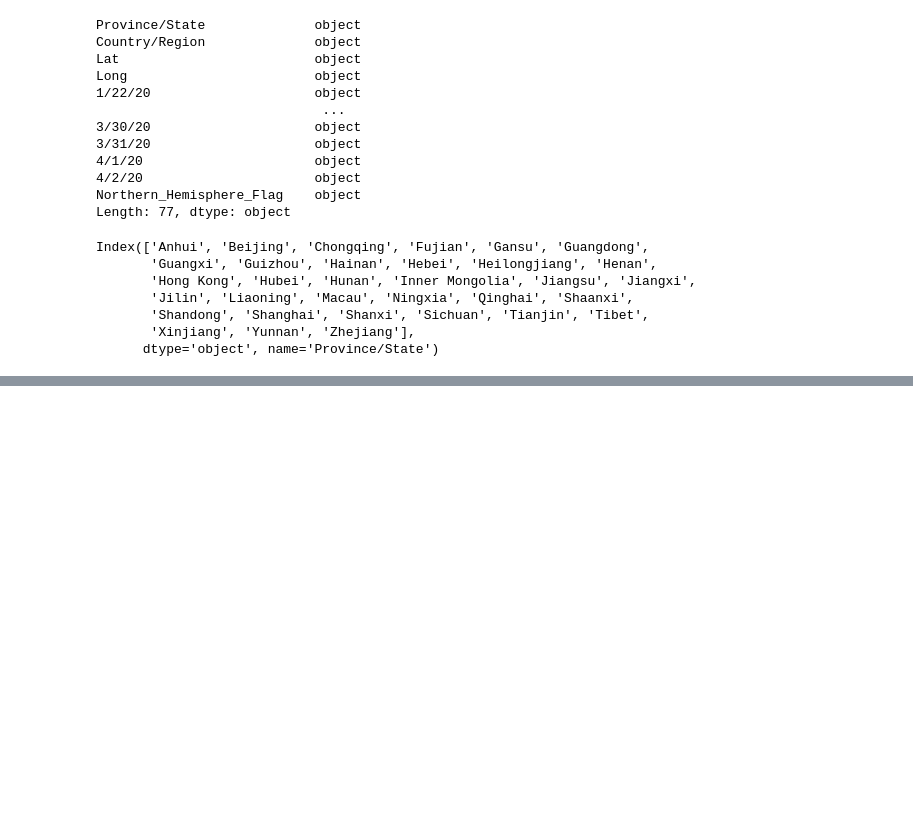
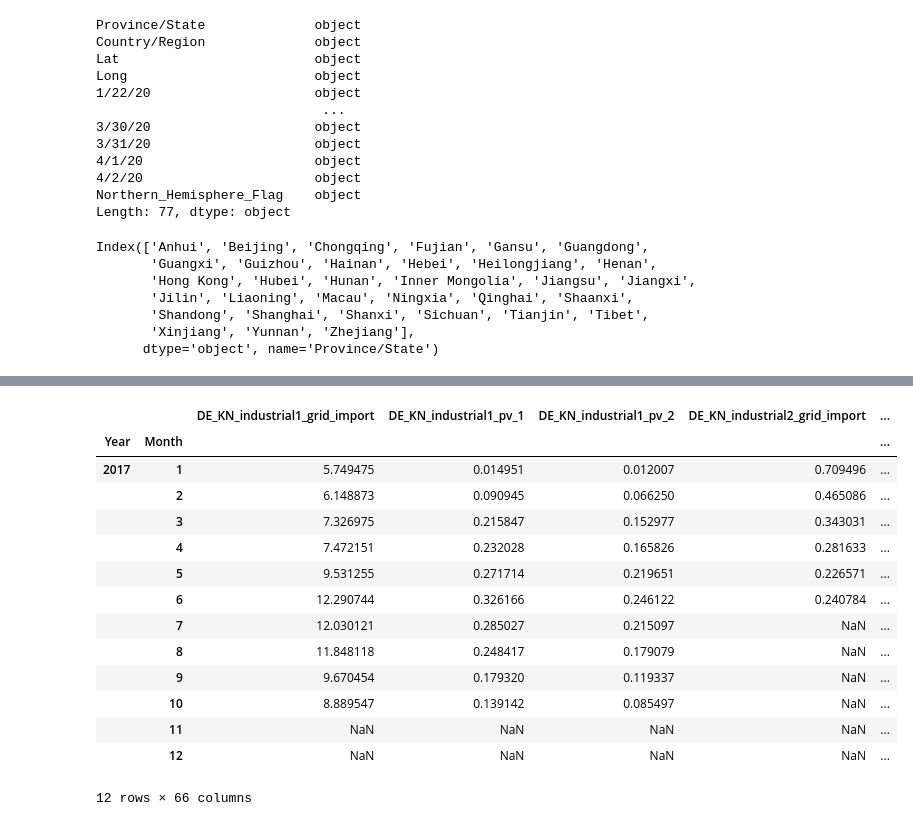
Before and after one commit to UGuntupalli/pandas_demo, a Jupyter notebook: tips_and_tricks_for_using_pandas.ipynb, the cells around one changed output, grey strips where cells are left out. Saved outputs shown, nothing was run; the diff lists cells and outputs as text; code cells hidden in the pictures; blank space fills up the shorter version.

```diff
--- a/tips_and_tricks_for_using_pandas.ipynb
+++ b/tips_and_tricks_for_using_pandas.ipynb
@@ -421,0 +427,28 @@ hourly_data_total_df.head()
+# %%
+# Let us aggregate data by month and since there is 2 months of data for January, lets select only 2017
+household_data_generation_df["Year"] = household_data_generation_df.index.year
+household_data_generation_df["Month"] = household_data_generation_df.index.month
+data_2017_df = household_data_generation_df[household_data_generation_df["Year"] == 2017]
+desired_cols = list(set(data_2017_df.columns) - set(["Year", "Month"]))
+monthly_data = pd.pivot_table(data_2017_df, index=["Year", "Month"], values=desired_cols, aggfunc=np.mean)
+
+# Alternatively
+# monthly_grouping_sel = [(household_data_generation_df.index.year), (household_data_generation_df.index.month)]
+# monthly_mean_df = data_2017_df.groupby(monthly_grouping_sel).mean()
+monthly_data
+# %% [output]
+|  |  | DE_KN_industrial1_grid_import | DE_KN_industrial1_pv_1 | DE_KN_industrial1_pv_2 | DE_KN_industrial2_grid_import | ... |
+| Year | Month |  |  |  |  | ... |
+| 2017 | 1 | 5.749475 | 0.014951 | 0.012007 | 0.709496 | ... |
+|  | 2 | 6.148873 | 0.090945 | 0.066250 | 0.465086 | ... |
+|  | 3 | 7.326975 | 0.215847 | 0.152977 | 0.343031 | ... |
+|  | 4 | 7.472151 | 0.232028 | 0.165826 | 0.281633 | ... |
+|  | 5 | 9.531255 | 0.271714 | 0.219651 | 0.226571 | ... |
+|  | 6 | 12.290744 | 0.326166 | 0.246122 | 0.240784 | ... |
+|  | 7 | 12.030121 | 0.285027 | 0.215097 | NaN | ... |
+|  | 8 | 11.848118 | 0.248417 | 0.179079 | NaN | ... |
+|  | 9 | 9.670454 | 0.179320 | 0.119337 | NaN | ... |
+|  | 10 | 8.889547 | 0.139142 | 0.085497 | NaN | ... |
+|  | 11 | NaN | NaN | NaN | NaN | ... |
+|  | 12 | NaN | NaN | NaN | NaN | ... |
+12 rows × 66 columns
```
Also changed, not shown: parts of 9 cells of this notebook.
